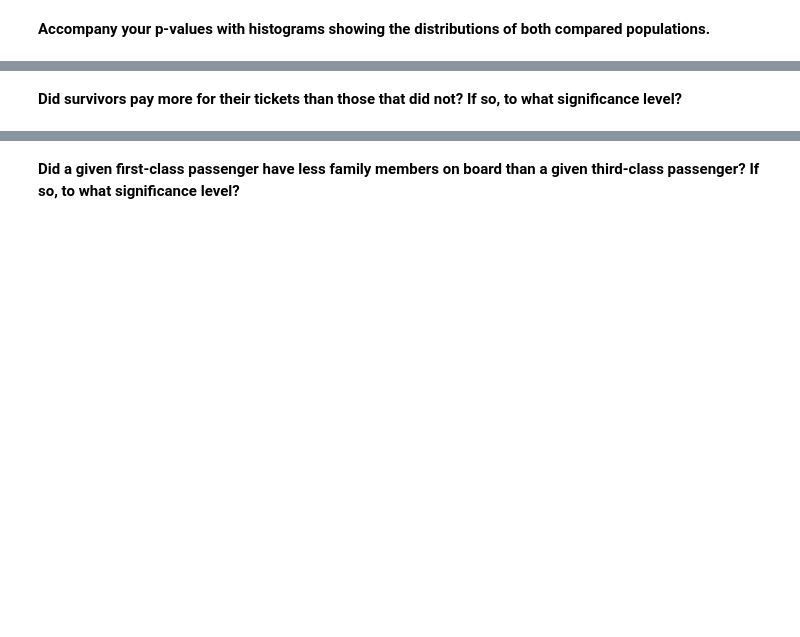
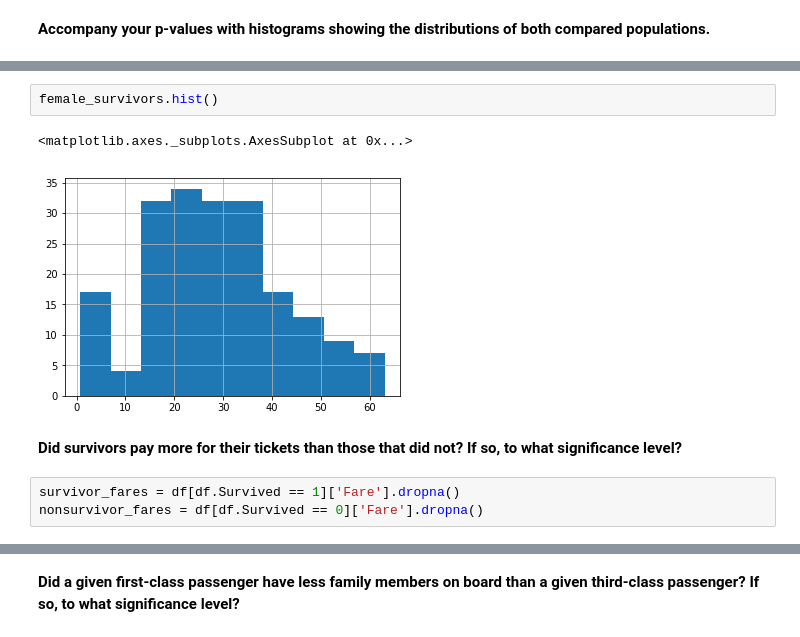
Before and after one commit to jsenft/k2_foundations, a Jupyter notebook: titanic/titanic.ipynb, the cells around one changed output, grey strips where cells are left out. Cells and saved outputs as stored; diff of their text form; blank space fills up the shorter version.

```diff
--- a/titanic/titanic.ipynb
+++ b/titanic/titanic.ipynb
@@ -440,2 +467,10 @@ So far, I've tried over a million samples but not getting much improvement on th
+# %%
+female_survivors.hist()
+# %% [output]
+<matplotlib.axes._subplots.AxesSubplot at 0x...>
+[figure, added]
 # %% [markdown]
 **Did survivors pay more for their tickets than those that did not? If so, to what significance level?**
+# %%
+survivor_fares = df[df.Survived == 1]['Fare'].dropna()
+nonsurvivor_fares = df[df.Survived == 0]['Fare'].dropna()
```
Also changed, not shown: parts of 16 cells of this notebook.
